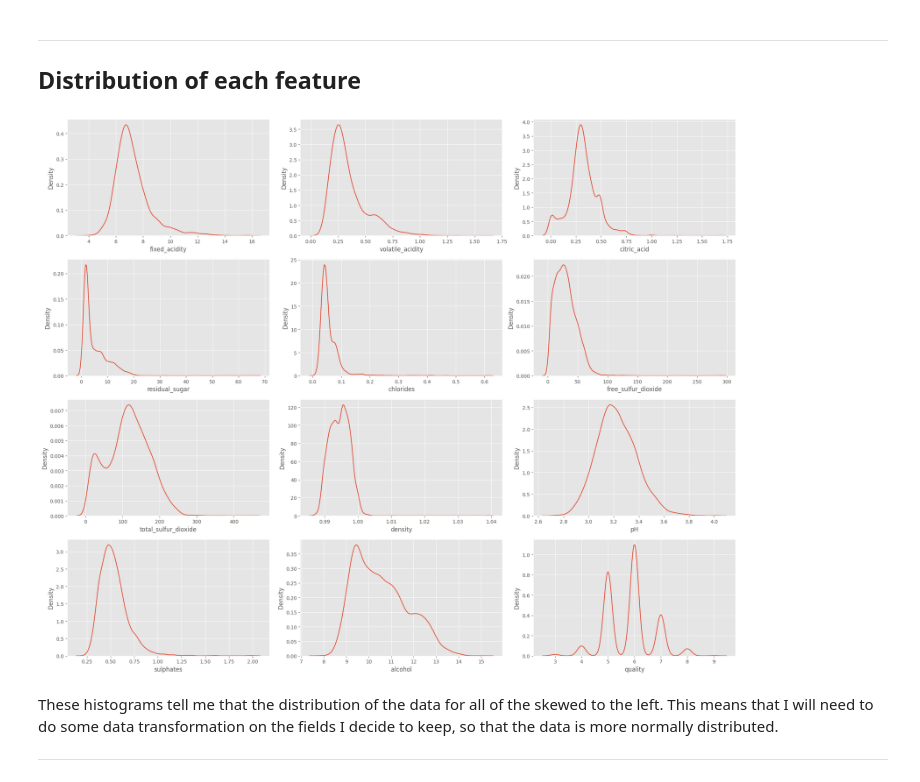
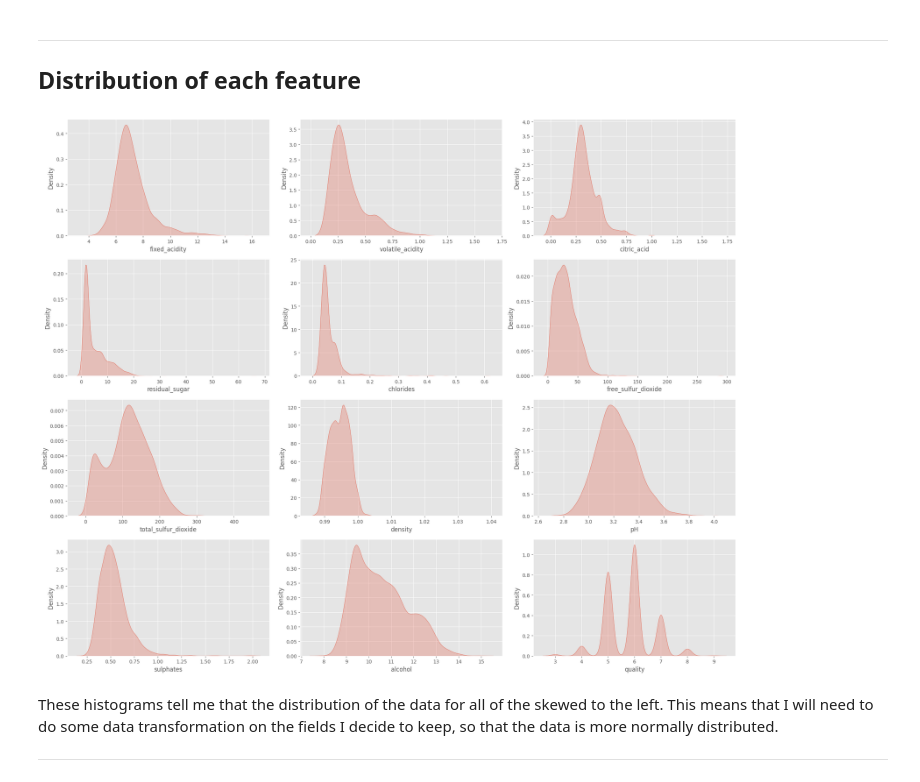
Before and after one commit to zS1L3NT/mldp, a Jupyter notebook: main.ipynb, the cells around one changed output. Drawn from its saved outputs; the diff is of its cells as text; code cells hidden in the pictures.

```diff
--- a/main.ipynb
+++ b/main.ipynb
@@ -105,6 +107,9 @@ df.describe(include="object")
 | unique | 2 |
 | top | white |
 | freq | 3961 |
+# %%
+numeric_features = df.select_dtypes(exclude="object")
+categorial_features = df.select_dtypes(include="object")
 # %% [markdown]
 <hr />
 
@@ -112,10 +117,10 @@ df.describe(include="object")
 # %%
 fig, axes = plt.subplots(4, 3, figsize=(20, 16), tight_layout=True)
 
 for i, ax in enumerate(axes.flat):
-    sns.kdeplot(df.select_dtypes(exclude="object").iloc[:, i], ax=ax)
+    sns.kdeplot(numeric_features.iloc[:, i], fill=True, ax=ax)
 # %% [output]
-[figure, old version]
+[figure, new version]
 # %% [markdown]
 These histograms tell me that the distribution of the data for all of the skewed to the left. This means that I will need to do some data transformation on the fields I decide to keep, so that the data is more normally distributed.
 
```
Also changed, not shown: parts of 45 cells of this notebook.
